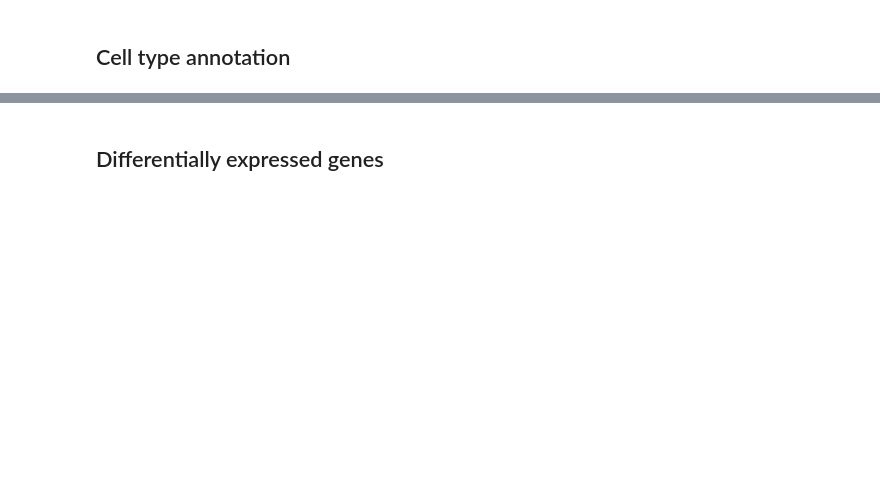
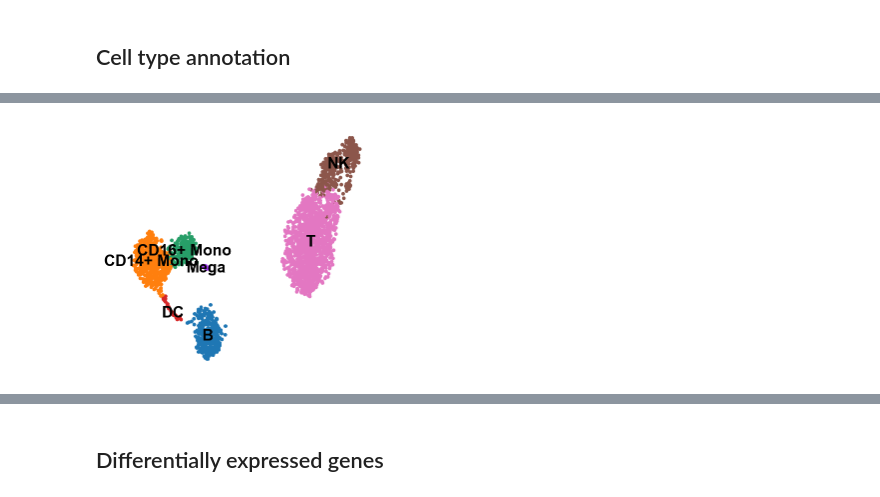
Before and after one commit to S-ParkLab/BIO36101, a Jupyter notebook: scRNA_seq_analysis/scRNA_seq_with_Scanpy.ipynb, the cells around one changed output, grey strips where cells are left out. Cells and saved outputs as stored; diff of their text form; code cells hidden in the pictures; blank space fills up the shorter version.

```diff
--- a/scRNA_seq_analysis/scRNA_seq_with_Scanpy.ipynb
+++ b/scRNA_seq_analysis/scRNA_seq_with_Scanpy.ipynb
@@ -136,16 +257,17 @@ sc.pl.violin(adata, ["CST3", "NKG7", "PPBP"], groupby="leiden")
 # %% [markdown]
 ## Cell type annotation
 # %%
-new_cluster_names = [
-    "CD4 T",
-    "B",
-    "CD14+ Monocytes",
-    "NK",
-    "CD8 T",
-    "FCGR3A+ Monocytes",
-    "Dendritic",
-    "Megakaryocytes",
-]
-adata.rename_categories("leiden", new_cluster_names)
+new_cluster_names = {
+    '0': 'T',
+    '1': 'B',
+    '2': 'CD16+ Mono',
+    '3': 'NK',
+    '4': 'CD14+ Mono',
+    '5': 'T',
+    '6': 'DC',
+    '7': 'Mega',
+}
+adata.obs['annotation'] = adata.obs['leiden'].map(new_cluster_names).astype('category')
 # %%
-sc.pl.umap(adata, color="leiden", legend_loc="on data", title="", frameon=False, save=".pdf")
+sc.pl.umap(adata, color="annotation", legend_loc="on data", title="", frameon=False, save=".pdf")
+# %% [output]
@@ -152 +275,2 @@ sc.pl.umap(adata, color="leiden", legend_loc="on data", title="", frameon=False,
+[figure, added]
 # %%
```
Also changed, not shown: parts of 31 cells of this notebook.
